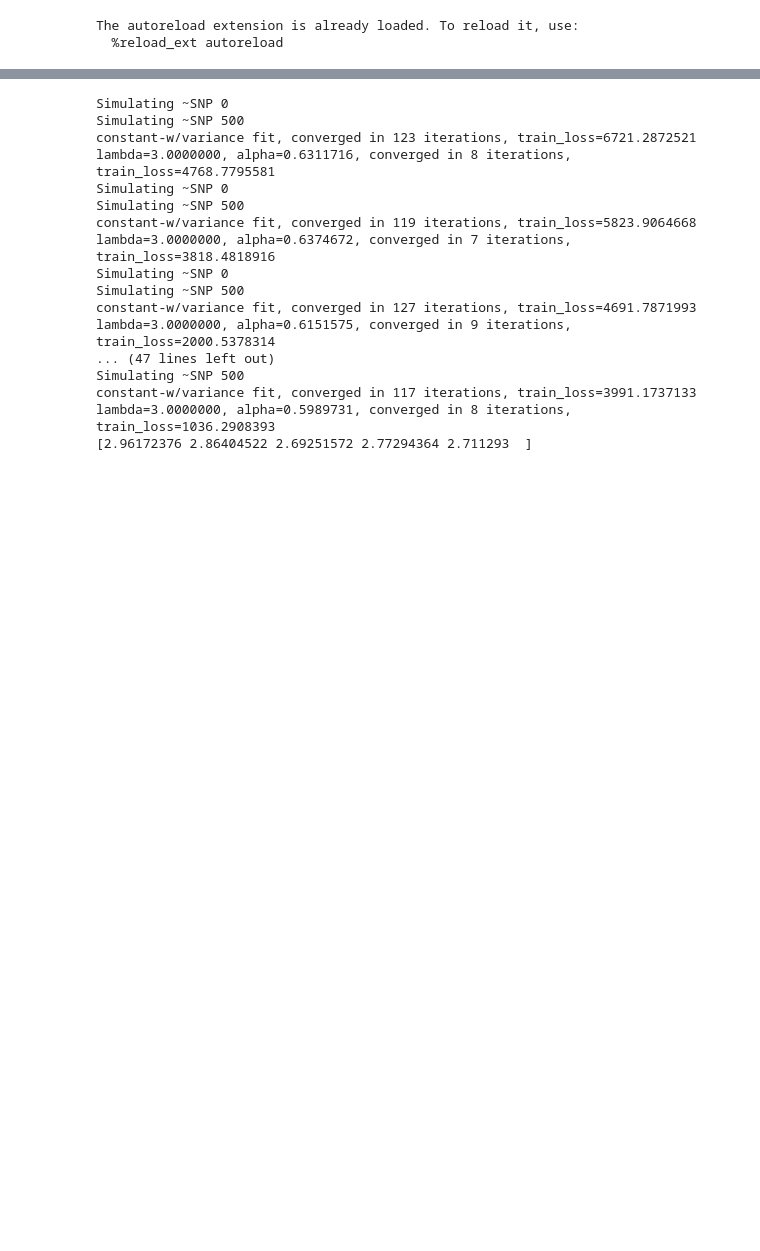
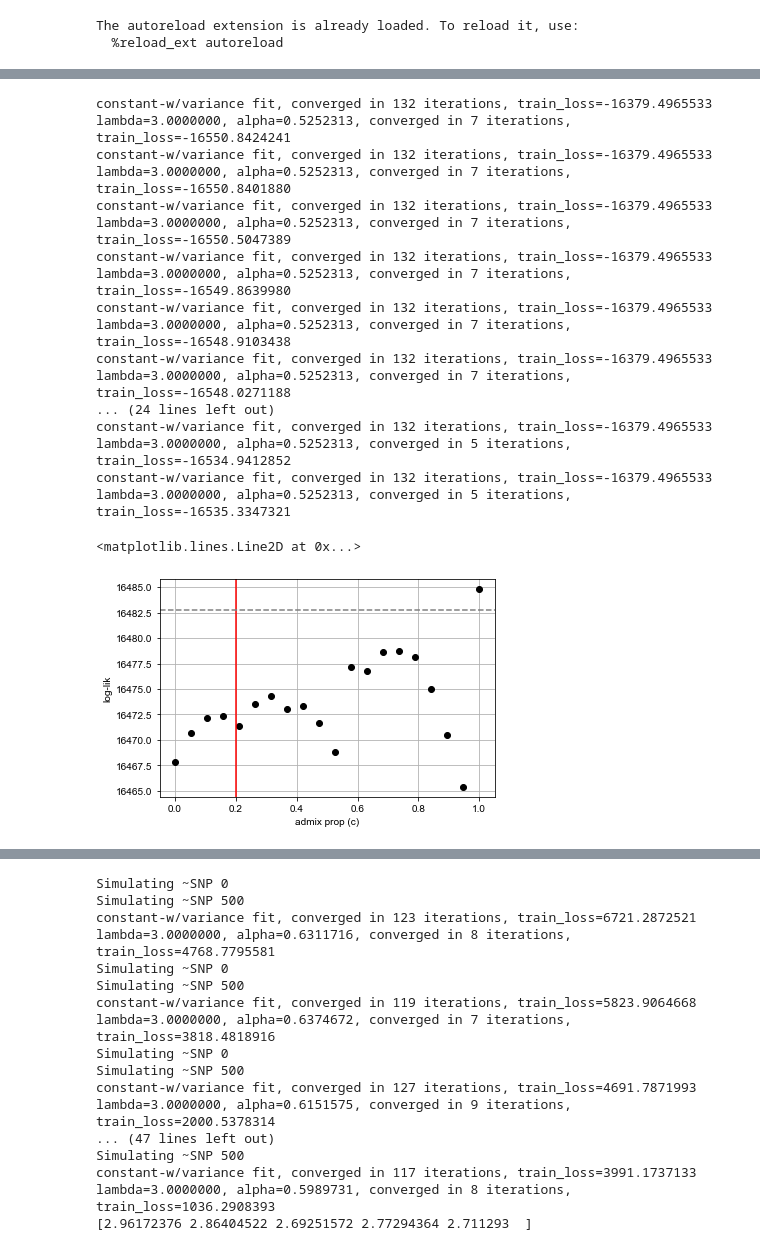
Before and after one commit to NovembreLab/feems, a Jupyter notebook: docs/notebooks/est-long-range.ipynb, the cells around one changed output, grey strips where cells are left out. Drawn from its saved outputs; the diff is of its cells as text; code cells hidden in the pictures; blank space fills up the shorter version.

Commit message:
writing log-lik function in terms of R & c (initial effort)

```diff
--- a/docs/notebooks/est-long-range.ipynb
+++ b/docs/notebooks/est-long-range.ipynb
@@ -104,17 +200,21 @@ Docstring:   <no docstring>
 # %%
 ## two objects to compare here: one, without the edge and one with the asymmetric edge
-sp_Graph_asym = Joint_SpatialGraph(gen_test_1e_asym, coord, grid, edge_def)
+sp_Graph_asym = Joint_SpatialGraph(gen_test_1e_asym_reass, coord_def, grid_def, edge_def)
 sp_Graph_asym.fit(lamb=3., optimize_q='n-dim');
 obj_asym = Joint_Objective(sp_Graph_asym); obj_asym.inv(); obj_asym.grad(reg=False)
+print(obj_asym.neg_log_lik())
+
+# print(get_best_lre(sp_Graph_asym,gen_test_1e_asym_reass,coord_def,grid_def,edge_def,top=10,k=1))
 
 edges_lr = deepcopy(edge_def)
 edges_lr = edges_lr.tolist()
 edges_lr.append(list(x+1 for x in (lrn[0])))
-sp_Graph_sym = Joint_SpatialGraph(gen_test_1e, coord, grid, np.array(edges_lr), long_range_edges=[(36,91)])
-sp_Graph_sym.fit(lamb=3., optimize_q='n-dim');
-obj_sym = Joint_Objective(sp_Graph_sym); obj_sym.inv(); obj_sym.grad(reg=False)
+# sp_Graph_sym = Joint_SpatialGraph(gen_test_1e, coord, grid, np.array(edges_lr), long_range_edges=lrn)
+# sp_Graph_sym.fit(lamb=3., optimize_q='n-dim');
+# obj_sym = Joint_Objective(sp_Graph_sym); obj_sym.inv(); obj_sym.grad(reg=False)
 
-sp_graph_asym = Joint_SpatialGraph(gen_test_1e_asym, coord, grid, np.array(edges_lr), long_range_edges=[(36,91)])
+sp_graph_asym = Joint_SpatialGraph(gen_test_1e_asym_reass, coord_def, grid_def, np.array(edges_lr), long_range_edges=lrn)
 sp_graph_asym.fit(lamb=3.,optimize_q='n-dim');
 obj_lr_asym = Joint_Objective(sp_graph_asym); obj_lr_asym.inv(); obj_lr_asym.grad(reg=False)
+# print(-obj_lr_asym.neg_log_lik())
 # %% [output]
@@ -143,0 +257,62 @@ plt.scatter([0,0.1,1,10,100],1-1/(np.array([0,0.1,1,10,100])+1),label='expected'
+# %%
+## Create function to compute Wishart likelihood given a 1) vector of migration rates & 2) single admix prop, c + sp_Graph object (contains data)
+# def get_feems_wish_lik(wg, sp_Graph_asym, c):
+#     # sp_Graph_asym.fit(lamb=3.,optimize_q='n-dim')
+#     # obj_asym = Joint_Objective(sp_Graph_asym);
+#     # obj_asym.inv(); obj_asym.grad(reg=False)
+#     # print(obj_asym.neg_log_lik())
+
+#     sp_Graph_asym = Joint_SpatialGraph(gen_test_1e_asym_reass, coord_def, grid_def, edge_def, admix_edges = lrn, admix_prop = c)
+#     sp_Graph_asym.fit(lamb=3.,optimize_q='n-dim')
+#     obj_asym = Joint_Objective(sp_Graph_asym);
+#     # obj_asym.inv(); obj_asym.grad(reg=False)
+#     # sp_Graph_asym.admix_edges = lrn; sp_Graph_asym.admix_prop = c
+#     n_edges = obj_asym.sp_graph.size(); theta = np.exp(np.r_[np.log(wg), np.log(sp_Graph_asym.s2*np.ones(len(sp_Graph_asym)))])
+#     theta0 = theta[:n_edges]
+#     obj_asym.sp_graph.comp_graph_laplacian(theta0)
+#     theta1 = theta[n_edges:]
+#     obj_asym.sp_graph.comp_precision(s2=theta1)
+#     obj_asym.inv(); obj_asym.grad(reg=False)
+#     return obj_asym.neg_log_lik()
+
+# sp_Graph_asym = Joint_SpatialGraph(gen_test_1e_asym_reass, coord_def, grid_def, edge_def)
+# sp_Graph_asym.fit(lamb=3.,optimize_q='n-dim'); obj_asym = Joint_Objective(sp_Graph_asym); obj_asym.inv(); obj_asym.grad(reg=False)
+# print(obj_asym.neg_log_lik())
+
+# sp_Graph_asym = Joint_SpatialGraph(gen_test_1e_asym_reass, coord_def, grid_def, edge_def, admix_edges = lrn, admix_prop = 0.9, Ldag = [obj_asym.Linv[lrn[0][0],lrn[0][0]],obj_asym.Linv[lrn[0][0],lrn[0][1]],obj_asym.Linv[lrn[0][1],lrn[0][1]]])
+# sp_Graph_asym.fit(lamb=3.,optimize_q='n-dim')
+# obj_asymc = Joint_Objective(sp_Graph_asym); obj_asymc.inv(); obj_asymc.grad(reg=False)
+# obj_asymc.neg_log_lik()
+# [obj_asym.Linv[lrn[0][0],lrn[0][0]],obj_asym.Linv[lrn[0][0],lrn[0][1]],obj_asym.Linv[lrn[0][1],lrn[0][1]]]
+# plt.scatter(np.diag(obj_asym.Linv), np.diag(obj_asymc.Linv), color='k'); plt.grid()
+# obj_asym.Linv[8,8], obj_asymc.Linv[8,8]
+
+# sp_graph_asym = Joint_SpatialGraph(gen_test_1e_asym_reass, coord_def, grid_def, np.array(edges_lr), long_range_edges=lrn, admix_edges=lrn, admix_prop=0.5)
+# sp_graph_asym.fit(lamb=3.,optimize_q='n-dim');
+# obj_lr_asym = Joint_Objective(sp_graph_asym); obj_lr_asym.inv(); obj_lr_asym.grad(reg=False); obj_lr_asym.neg_log_lik()
+
+# get_feems_wish_lik(np.repeat(1.8,85), sp_Graph_asym, 0.99)
+
+llc = [-get_feems_wish_lik(np.repeat(1.8,85), sp_Graph_asym, c) for c in np.linspace(0,1,20)]
+plt.plot(np.linspace(0,1,20),llc,'ko'); plt.grid(); plt.axvline(0.2,color='red'); plt.xlabel('admix prop (c)'); plt.ylabel('log-lik');
+plt.axhline(np.max(llc)-2,color='grey',ls='--')
+# %% [output]
+constant-w/variance fit, converged in 132 iterations, train_loss=-16379.4965533
+lambda=3.0000000, alpha=0.5252313, converged in 7 iterations, train_loss=-16550.8424241
+constant-w/variance fit, converged in 132 iterations, train_loss=-16379.4965533
+lambda=3.0000000, alpha=0.5252313, converged in 7 iterations, train_loss=-16550.8401880
+constant-w/variance fit, converged in 132 iterations, train_loss=-16379.4965533
+lambda=3.0000000, alpha=0.5252313, converged in 7 iterations, train_loss=-16550.5047389
+constant-w/variance fit, converged in 132 iterations, train_loss=-16379.4965533
+lambda=3.0000000, alpha=0.5252313, converged in 7 iterations, train_loss=-16549.8639980
+constant-w/variance fit, converged in 132 iterations, train_loss=-16379.4965533
+lambda=3.0000000, alpha=0.5252313, converged in 7 iterations, train_loss=-16548.9103438
+constant-w/variance fit, converged in 132 iterations, train_loss=-16379.4965533
+lambda=3.0000000, alpha=0.5252313, converged in 7 iterations, train_loss=-16548.0271188
+... (24 lines left out)
+constant-w/variance fit, converged in 132 iterations, train_loss=-16379.4965533
+lambda=3.0000000, alpha=0.5252313, converged in 5 iterations, train_loss=-16534.9412852
+constant-w/variance fit, converged in 132 iterations, train_loss=-16379.4965533
+lambda=3.0000000, alpha=0.5252313, converged in 5 iterations, train_loss=-16535.3347321
+<matplotlib.lines.Line2D at 0x...>
+[figure, added]
```
Also changed, not shown: parts of 39 cells of this notebook, 5 other files.
